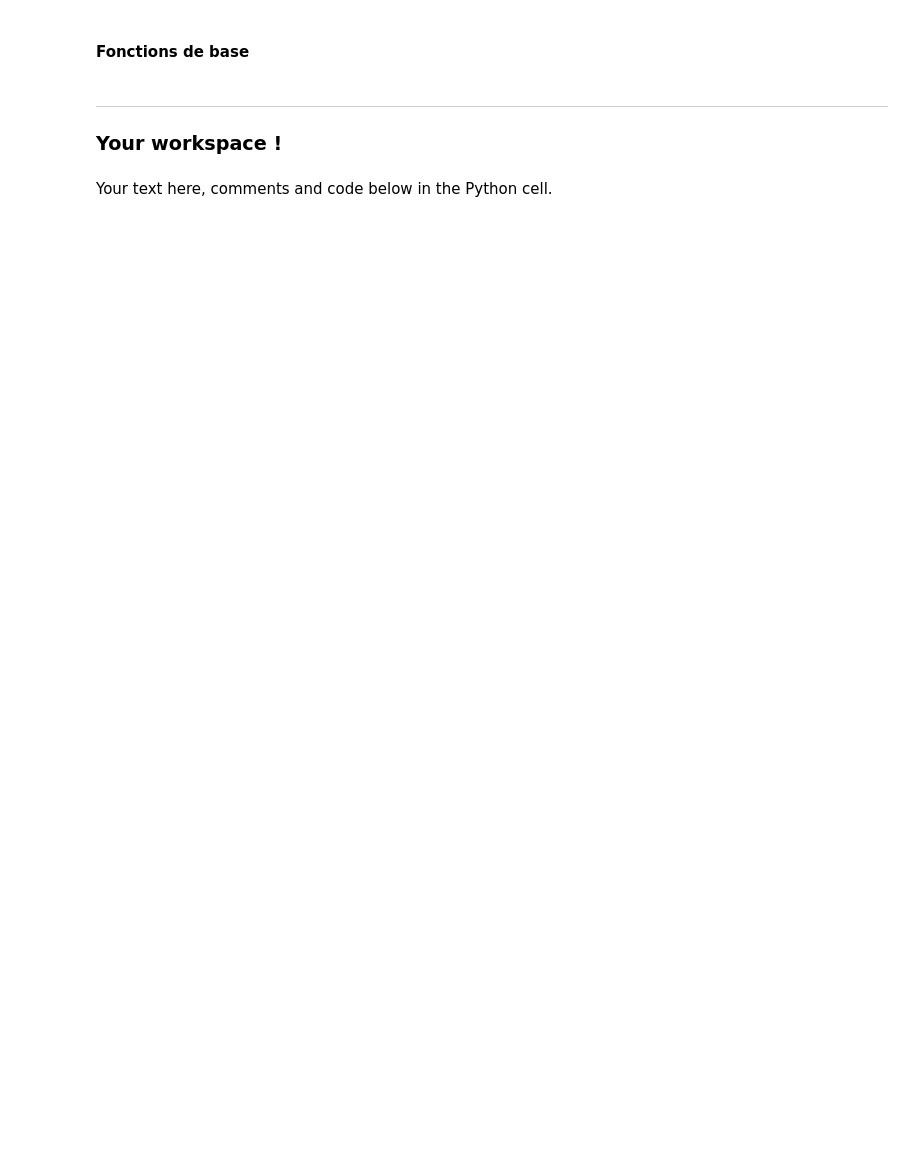
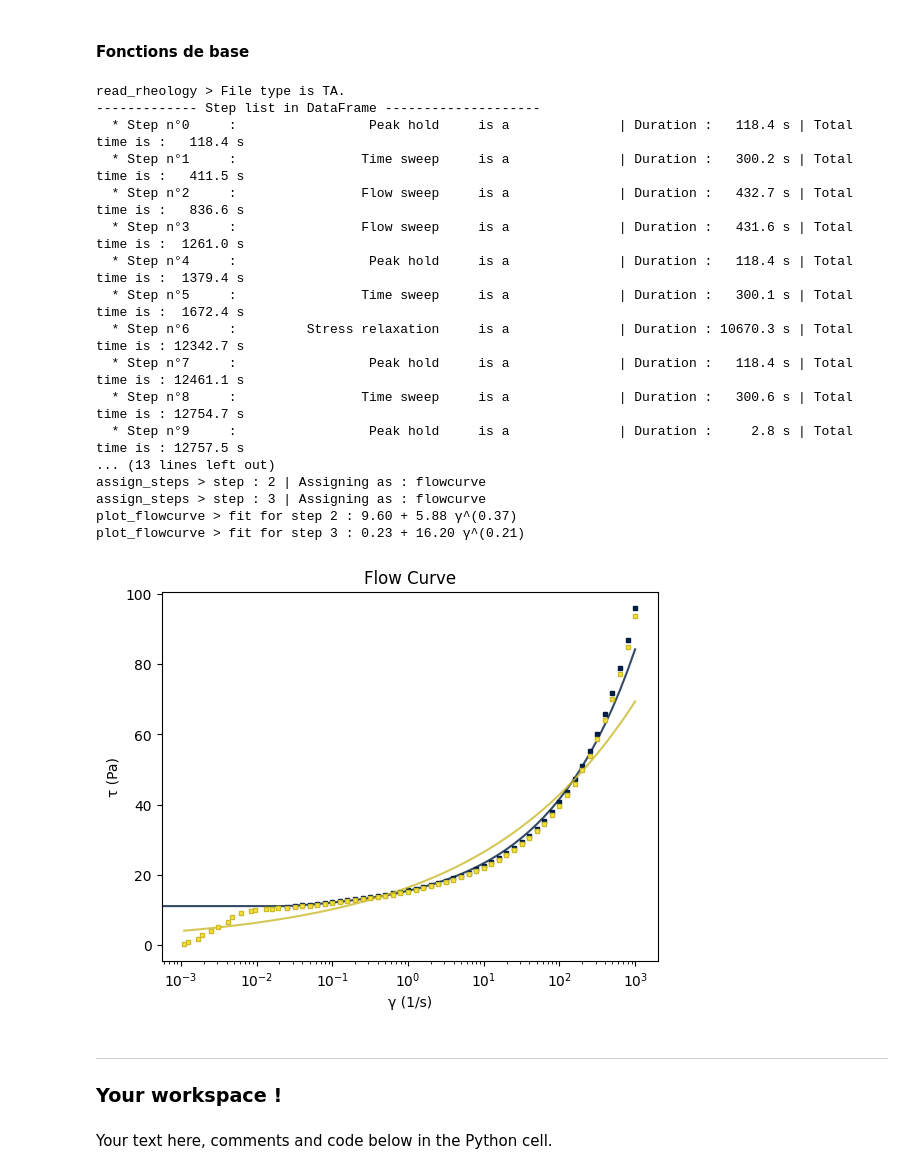
Before and after one commit to bsaintmichel/read-rheol, a Jupyter notebook: ReadRheology.ipynb, the cells around one changed output. Cells and saved outputs as stored; diff of their text form; code cells hidden in the pictures; blank space fills up the shorter version.

```diff
--- a/ReadRheology.ipynb
+++ b/ReadRheology.ipynb
@@ -2,17 +2,38 @@
 #### Fonctions de base
 # %%
 import rheol_functions as rh
+import matplotlib.cm as cm
 
 # Load either file
 # file = './Carbopol_AntonPaar.csv'
 # file = './Carbopol_Malvern.csv'
 file = './Carbopol_TA.txt'
+# file = 'Z:/Kinexus/Carbopol_20220625_0.1pc_Omar.csv'
 
 data = rh.read_rheology(file)                       # Read the file
 rh.list_steps(data)                                 # List all the steps
-data = rh.assign_steps(data, [3,4], 'flowcurve')    # Say that steps 3 and 4 are `flowcurve`s
-flowcurves = rh.slice(data,'flowcurve')             # Select step 3 and 4 that have previously been assigned as `flowcurve`
-fig, fit = rh.plot_flowcurve(flowcurves)            # Plot the flow curves of steps 3 and 4
+data = rh.assign_steps(data, [2,3], 'flowcurve')    # Say that steps 3 and 4 are `flowcurve`s
+flowcurves = rh.slice(data, 'flowcurve')             # Select step 3 and 4 that have previously been assigned as `flowcurve`
+fig, ax, fits = rh.plot_flowcurve(flowcurves, log_yaxis=False)            # Plot the flow curves of steps 3 and 4
+# %% [output]
+read_rheology > File type is TA.
+------------- Step list in DataFrame --------------------
+  * Step n°0     :                 Peak hold     is a              | Duration :   118.4 s | Total time is :   118.4 s
+  * Step n°1     :                Time sweep     is a              | Duration :   300.2 s | Total time is :   411.5 s
+  * Step n°2     :                Flow sweep     is a              | Duration :   432.7 s | Total time is :   836.6 s
+  * Step n°3     :                Flow sweep     is a              | Duration :   431.6 s | Total time is :  1261.0 s
+  * Step n°4     :                 Peak hold     is a              | Duration :   118.4 s | Total time is :  1379.4 s
+  * Step n°5     :                Time sweep     is a              | Duration :   300.1 s | Total time is :  1672.4 s
+  * Step n°6     :         Stress relaxation     is a              | Duration : 10670.3 s | Total time is : 12342.7 s
+  * Step n°7     :                 Peak hold     is a              | Duration :   118.4 s | Total time is : 12461.1 s
+  * Step n°8     :                Time sweep     is a              | Duration :   300.6 s | Total time is : 12754.7 s
+  * Step n°9     :                 Peak hold     is a              | Duration :     2.8 s | Total time is : 12757.5 s
+... (13 lines left out)
+assign_steps > step : 2 | Assigning as : flowcurve
+assign_steps > step : 3 | Assigning as : flowcurve
+plot_flowcurve > fit for step 2 : 9.60 + 5.88 γ^(0.37)
+plot_flowcurve > fit for step 3 : 0.23 + 16.20 γ^(0.21)
+[figure, added]
 # %% [markdown]
 -------------------------------------------------
 
```
Also changed, not shown: parts of 3 cells of this notebook, 1 other file.
